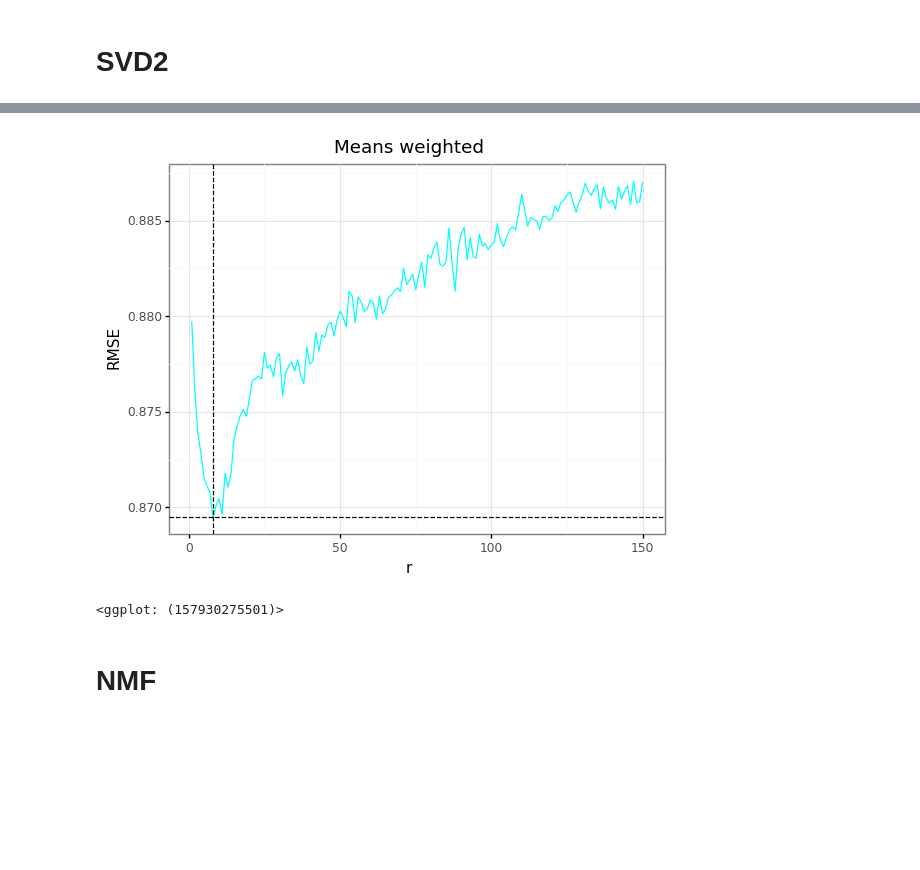
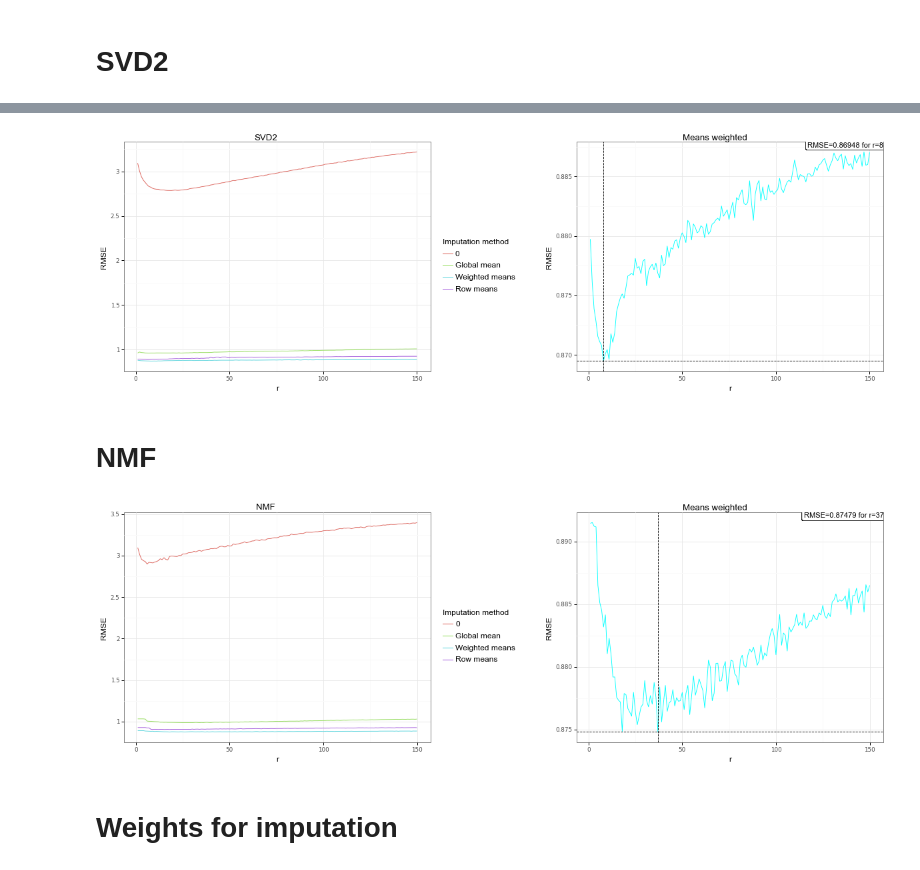
Before and after one commit to dmika1234/MoCaDR_proj1, a Jupyter notebook: src/presenting_results.ipynb, the cells around one changed output, grey strips where cells are left out. Drawn from its saved outputs; the diff is of its cells as text; code cells hidden in the pictures; blank space fills up the shorter version.

```diff
--- a/src/presenting_results.ipynb
+++ b/src/presenting_results.ipynb
@@ -39,9 +32,18 @@ plot_svd1.save(filename='Report/fig/svd1_all.png')
 # %%
+plot_svd1 = ggplot(res_svd1_long) + \
+    theme_bw() + \
+    geom_line(aes(x='r', y='value', color='variable')) + \
+    labs(y="RMSE", color="Imputation method", title="SVD1") + \
+    scale_color_discrete(labels=['0', 'Global mean', 'Weighted means', 'Row means'])
 plot_svd1_w = ggplot(res_svd1_long[res_svd1_long['variable'] == 'rmse_means_weighted']) + \
     theme_bw() + \
     geom_line(aes(x='r', y='value'), color='cyan') + \
     geom_hline(yintercept=best_rmse, linetype='dashed', color='black') + \
     geom_vline(xintercept=best_r, linetype='dashed', color='black') + \
+    geom_label(aes(x=float('inf'), y=float('inf')), label=f'RMSE={str(np.round(best_rmse, 5))} for r={str(best_r)}', va="top", ha="right") + \
     labs(y='RMSE', title="Means weighted")
-plot_svd1_w
+p1 = pw.load_ggplot(plot_svd1)
+p2 = pw.load_ggplot(plot_svd1_w)
+plot_svd1w = p1|p2
+plot_svd1w.savefig('Report/fig/svd1_all.png')
 # %% [output]
@@ -66,11 +53,19 @@ plot_svd2.save(filename='Report/fig/svd2_all.png')
 # %%
+plot_svd2 = ggplot(res_svd2_long) + \
+    theme_bw() + \
+    geom_line(aes(x='r', y='value', color='variable')) + \
+    labs(y="RMSE", color="Imputation method", title="SVD2") + \
+    scale_color_discrete(labels=['0', 'Global mean', 'Weighted means', 'Row means'])
 plot_svd2_w = ggplot(res_svd2_long[res_svd2_long['variable'] == 'rmse_means_weighted']) + \
     theme_bw() + \
     geom_line(aes(x='r', y='value'), color='cyan') + \
     geom_hline(yintercept=best_rmse2, linetype='dashed', color='black') + \
     geom_vline(xintercept=best_r2, linetype='dashed', color='black') + \
+    geom_label(aes(x=float('inf'), y=float('inf')), label=f'RMSE={str(np.round(best_rmse2, 5))} for r={str(best_r2)}', va="top", ha="right") + \
     labs(y='RMSE', title='Means weighted')
-plot_svd2_w
+p3 = pw.load_ggplot(plot_svd2)
+p4 = pw.load_ggplot(plot_svd2_w)
+plot_svd2w = p3|p4
+plot_svd2w.savefig('Report/fig/svd2_all.png')
 # %% [output]
-[figure, old version]
+[figure, new version]
-<ggplot: (157930275501)>
@@ -79,3 +72,24 @@ plot_svd2_w.save(filename='Report/fig/svd2_w.png')
 # %% [markdown]
 # NMF
+# %%
+plot_nmf = ggplot(res_nmf_long) + \
+    theme_bw() + \
+    geom_line(aes(x='r', y='value', color='variable')) + \
+    labs(y="RMSE", color="Imputation method", title="NMF") + \
+    scale_color_discrete(labels=['0', 'Global mean', 'Weighted means', 'Row means'])
+plot_nmf_w = ggplot(res_nmf_long[res_nmf_long['variable'] == 'rmse_means_weighted']) + \
+    theme_bw() + \
+    geom_line(aes(x='r', y='value'), color='cyan') + \
+    geom_hline(yintercept=best_rmse3, linetype='dashed', color='black') + \
+    geom_vline(xintercept=best_r3, linetype='dashed', color='black') + \
+    geom_label(aes(x=float('inf'), y=float('inf')), label=f'RMSE={str(np.round(best_rmse3, 5))} for r={str(best_r3)}', va="top", ha="right") + \
+    labs(y='RMSE', title='Means weighted')
+p5 = pw.load_ggplot(plot_nmf)
+p6 = pw.load_ggplot(plot_nmf_w)
+plot_nmfw = p5|p6
+plot_nmfw.savefig('Report/fig/nmf_all.png')
+# %% [output]
+[figure, added]
+# %% [markdown]
+# Weights for imputation
 # %%
```
Also changed, not shown: parts of 15 cells of this notebook, 9 other files.
